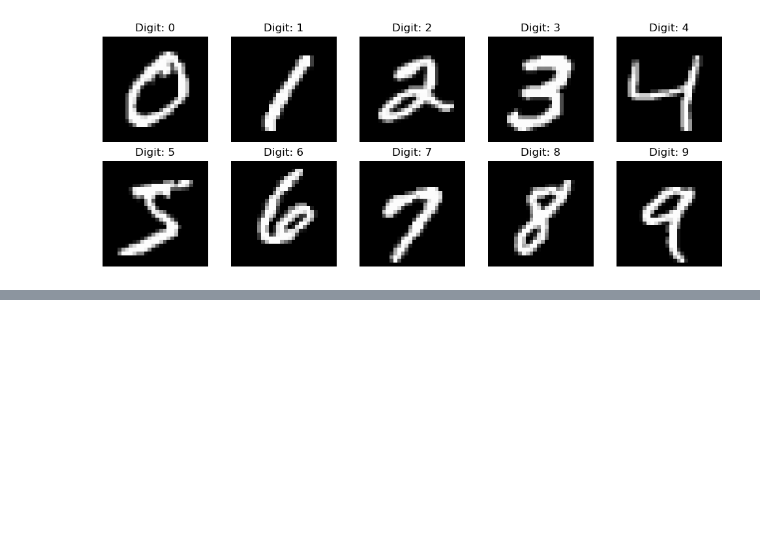
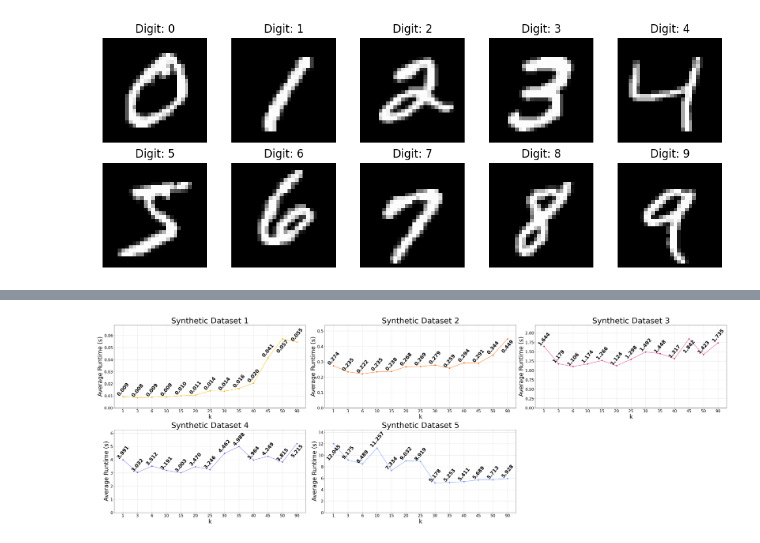
Before and after one commit to niconymanda/knn-chain, a Jupyter notebook: paper_results.ipynb, the cells around one changed output, grey strips where cells are left out. Saved outputs shown, nothing was run; the diff lists cells and outputs as text; code cells hidden in the pictures; blank space fills up the shorter version.

```diff
--- a/paper_results.ipynb
+++ b/paper_results.ipynb
@@ -943,0 +78,3 @@ plt.show()
+# %%
+# 5 000 x 5
+plot_runtimes(all_ks, times['avgs_med_gen'])
@@ -943,0 +83,3 @@ plt.show()
+# %%
+# 10 000 x 10
+plot_runtimes(all_ks, times['avgs_large_gen'])
@@ -943,0 +88,3 @@ plt.show()
+# %%
+# 15 000 x 10
+plot_runtimes(all_ks, times['avgs_xl_gen'])
@@ -943,0 +93,3 @@ plt.show()
+# %%
+# 20 000 x 15
+plot_runtimes(all_ks, times['avgs_xxl_gen'])
@@ -943,0 +98,6 @@ plt.show()
+# %%
+# Plotting all runtime together
+label_indices = [len(all_syn_avgs[0])-2, len(all_syn_avgs[1])-1, len(all_syn_avgs[2])-3, len(all_syn_avgs[3])-1,0]
+plot_all_runtimes(all_syn_avgs, all_ks, syn_titles, label_indices)
+# %% [output]
+[figure, added]
```
Also changed, not shown: parts of 148 cells of this notebook, 4 other files.
